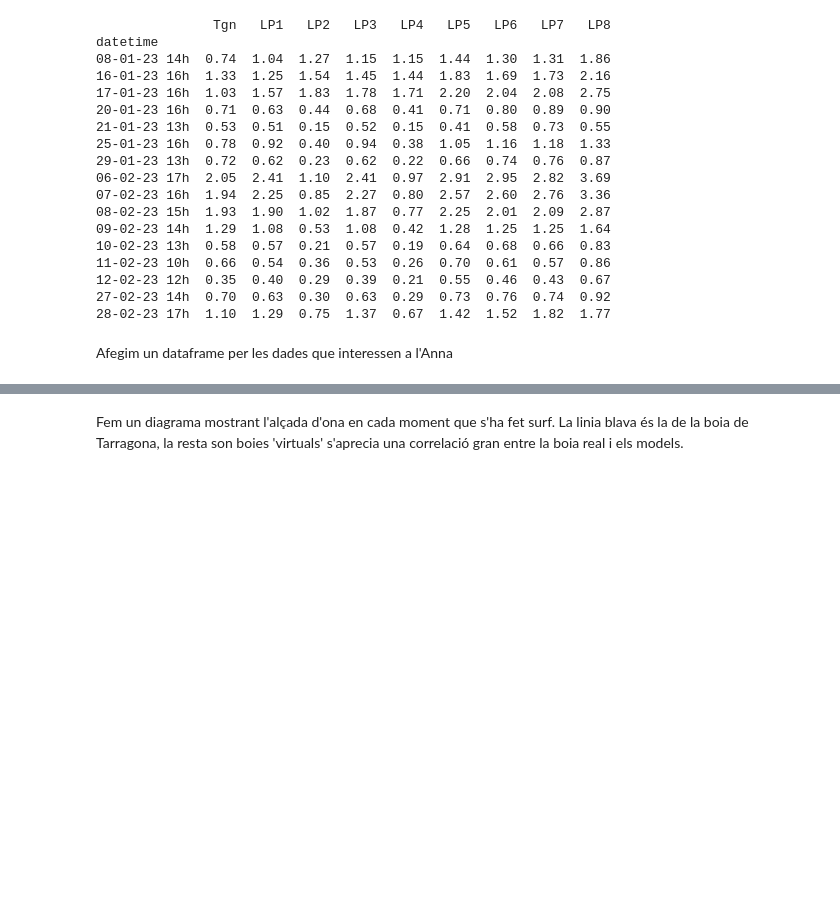
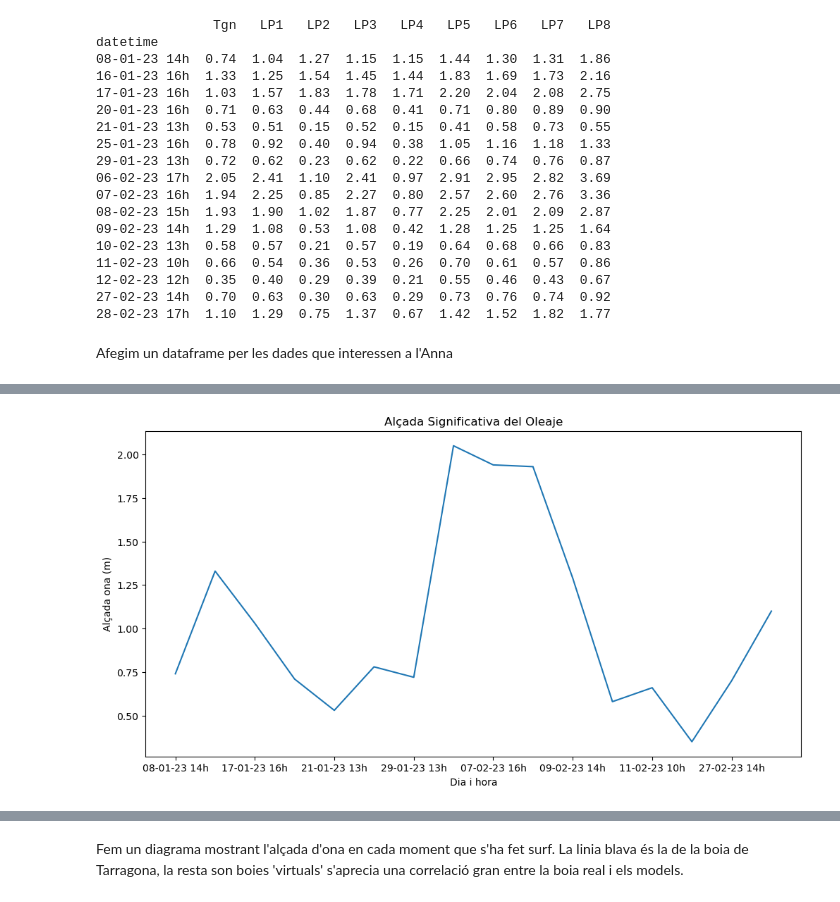
Before and after one commit to Mynt/SurfLaMar, a Jupyter notebook: LaMar.ipynb, the cells around one changed output, grey strips where cells are left out. Saved outputs shown, nothing was run; the diff lists cells and outputs as text; code cells hidden in the pictures; blank space fills up the shorter version.

```diff
--- a/LaMar.ipynb
+++ b/LaMar.ipynb
@@ -125,0 +137,13 @@ new_df
+# %%
+# Ahora, graficar la columna 'Alçada ona'
+anna_df['Alçada ona'].plot(figsize=(12, 6))
+
+# Dar nombre a los ejes y al título del plot
+plt.xlabel('Dia i hora')
+plt.ylabel('Alçada ona (m)')
+plt.title('Alçada Significativa del Oleaje')
+
+# Mostrar el gráfico
+plt.show()
+# %% [output]
+[figure, added]
```
Also changed, not shown: parts of 5 cells of this notebook.
